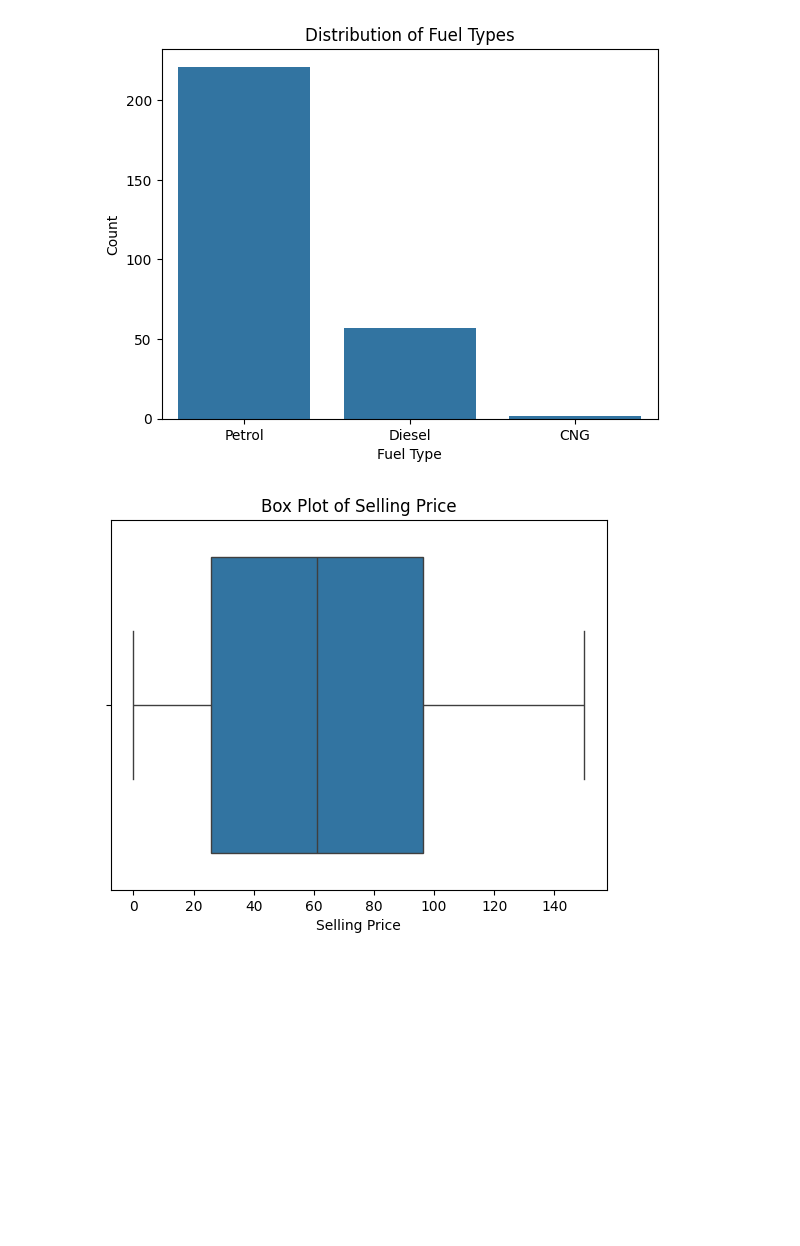
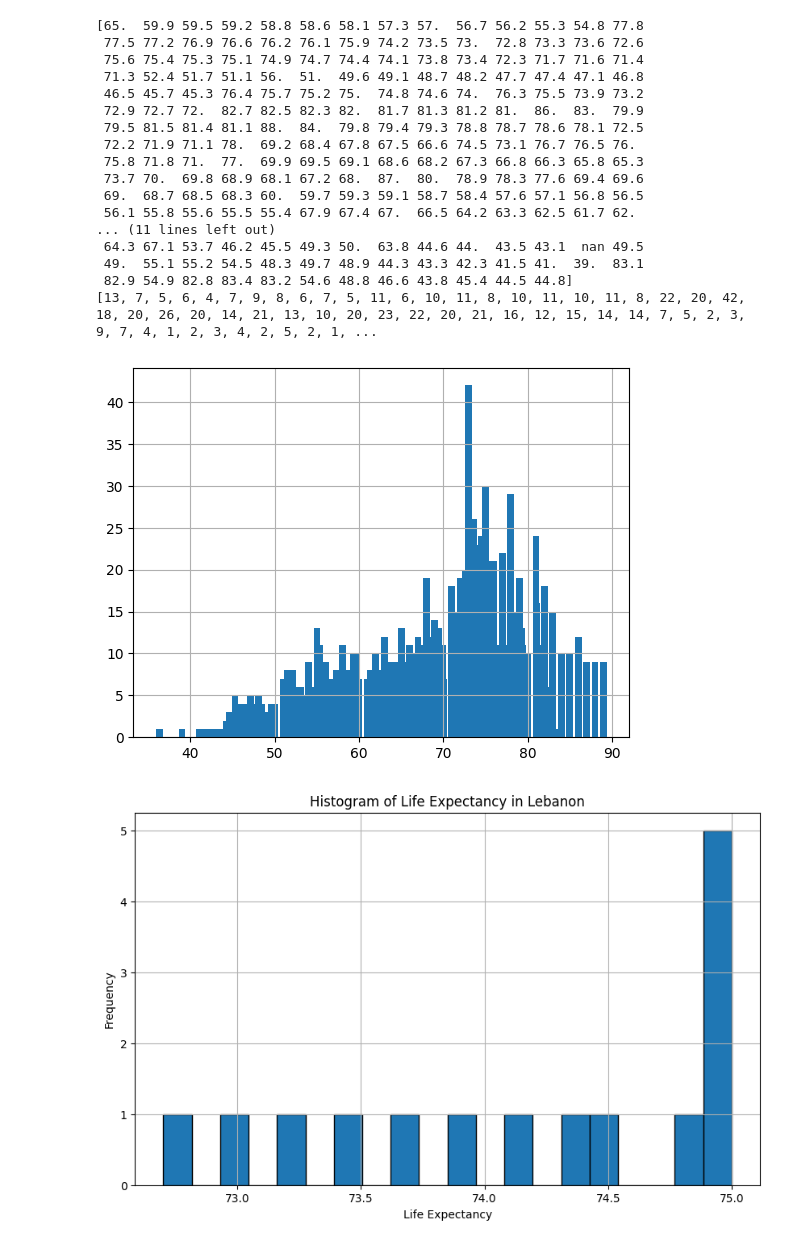
Before and after one commit to LlirikOknessu/AICourseEGroup, a Jupyter notebook: Sawma/data/analyze.ipynb, the cells around one changed output. Saved outputs shown, nothing was run; the diff lists cells and outputs as text; code cells hidden in the pictures; blank space fills up the shorter version.

```diff
--- a/Sawma/data/analyze.ipynb
+++ b/Sawma/data/analyze.ipynb
@@ -56,14 +36,3 @@ df.describe(include="all").T
 | thinness 5-9 years | 2699.0 | NaN | NaN | NaN | 4.935495 | 4.540056 | 0.1 | 1.6 | 3.4 | 7.3 | 28.6 |
 | Income composition of resources | 2577.0 | NaN | NaN | NaN | 0.624236 | 0.211894 | 0.0 | 0.489 | 0.675 | 0.776 | 0.948 |
 | Schooling | 2581.0 | NaN | NaN | NaN | 11.951724 | 3.376084 | 0.0 | 10.1 | 12.3 | 14.2 | 20.7 |
-# %%
-fig, ax = plt.subplots()
-levels = df['Selling_Price'].unique()
-counts = []
-for level in levels:
-    counts.append(df['Selling_Price'].loc[df['Selling_Price'] == level].count())
-print(levels)
-print(counts)
-ax.bar(levels, counts)
-plt.grid()
-plt.show()
@@ -86,4 +38,0 @@ plt.show()
-# %%
-df.Selling_Price = pd.Categorical(df.Selling_Price)
-df = df.assign(Selling_Price=df.Selling_Price.cat.codes)
-df
@@ -112,15 +39,44 @@ plt.show()
-# %%
-sns.countplot(x='Fuel_Type', data=df)
-plt.xlabel('Fuel Type')
-plt.ylabel('Count')
-plt.title('Distribution of Fuel Types')
-plt.show()
-# %% [output]
-[figure, removed]
-# %%
-sns.boxplot(x='Selling_Price', data=df)
-plt.xlabel('Selling Price')
-plt.title('Box Plot of Selling Price')
-plt.show()
-# %% [output]
-[figure, removed]
+# %%
+df.columns = df.columns.str.strip()
+# %%
+fig, ax = plt.subplots()
+levels = df['Life expectancy'].unique()
+counts = []
+for level in levels:
+    counts.append(df['Life expectancy'].loc[df['Life expectancy'] == level].count())
+print(levels)
+print(counts)
+ax.bar(levels, counts)
+plt.grid()
+plt.show()
+# %% [output]
+[65.  59.9 59.5 59.2 58.8 58.6 58.1 57.3 57.  56.7 56.2 55.3 54.8 77.8
+ 77.5 77.2 76.9 76.6 76.2 76.1 75.9 74.2 73.5 73.  72.8 73.3 73.6 72.6
+ 75.6 75.4 75.3 75.1 74.9 74.7 74.4 74.1 73.8 73.4 72.3 71.7 71.6 71.4
+ 71.3 52.4 51.7 51.1 56.  51.  49.6 49.1 48.7 48.2 47.7 47.4 47.1 46.8
+ 46.5 45.7 45.3 76.4 75.7 75.2 75.  74.8 74.6 74.  76.3 75.5 73.9 73.2
+ 72.9 72.7 72.  82.7 82.5 82.3 82.  81.7 81.3 81.2 81.  86.  83.  79.9
+ 79.5 81.5 81.4 81.1 88.  84.  79.8 79.4 79.3 78.8 78.7 78.6 78.1 72.5
+ 72.2 71.9 71.1 78.  69.2 68.4 67.8 67.5 66.6 74.5 73.1 76.7 76.5 76.
+ 75.8 71.8 71.  77.  69.9 69.5 69.1 68.6 68.2 67.3 66.8 66.3 65.8 65.3
+ 73.7 70.  69.8 68.9 68.1 67.2 68.  87.  80.  78.9 78.3 77.6 69.4 69.6
+ 69.  68.7 68.5 68.3 60.  59.7 59.3 59.1 58.7 58.4 57.6 57.1 56.8 56.5
+ 56.1 55.8 55.6 55.5 55.4 67.9 67.4 67.  66.5 64.2 63.3 62.5 61.7 62.
+... (11 lines left out)
+ 64.3 67.1 53.7 46.2 45.5 49.3 50.  63.8 44.6 44.  43.5 43.1  nan 49.5
+ 49.  55.1 55.2 54.5 48.3 49.7 48.9 44.3 43.3 42.3 41.5 41.  39.  83.1
+ 82.9 54.9 82.8 83.4 83.2 54.6 48.8 46.6 43.8 45.4 44.5 44.8]
+[13, 7, 5, 6, 4, 7, 9, 8, 6, 7, 5, 11, 6, 10, 11, 8, 10, 11, 10, 11, 8, 22, 20, 42, 18, 20, 26, 20, 14, 21, 13, 10, 20, 23, 22, 20, 21, 16, 12, 15, 14, 14, 7, 5, 2, 3, 9, 7, 4, 1, 2, 3, 4, 2, 5, 2, 1, ...
+[figure, added]
+# %%
+selected_country = 'Lebanon'
+country_data = df[df['Country'] == selected_country]
+plt.figure(figsize=(10, 6))
+plt.hist(country_data['Life expectancy'], bins=20, edgecolor='black')
+plt.xlabel('Life Expectancy')
+plt.ylabel('Frequency')
+plt.title(f'Histogram of Life Expectancy in {selected_country}')
+plt.grid(True)
+plt.show()
+# %% [output]
+[figure, added]
```
Also changed, not shown: parts of 83 cells of this notebook.
